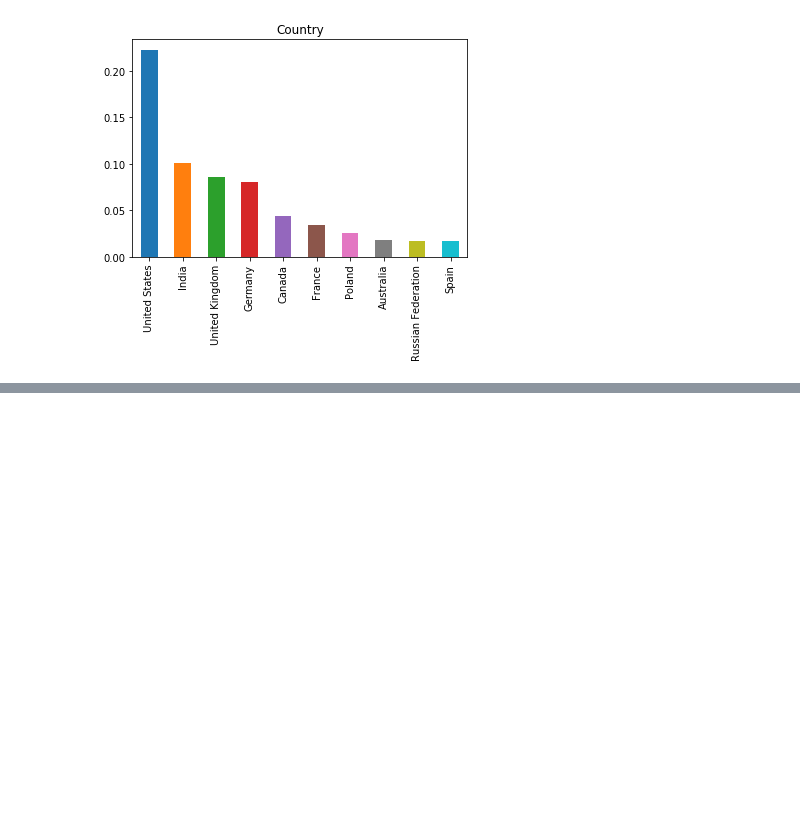
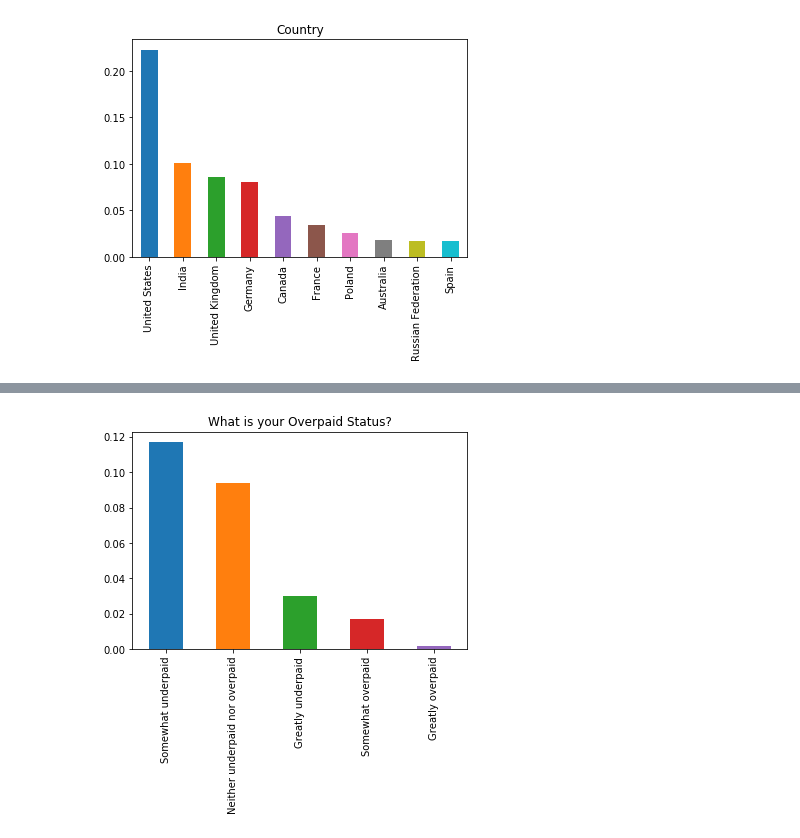
Before and after one commit to joshuayeung/Write-A-Data-Science-Blog-Post, a Jupyter notebook: Write a Data Science Blog Post.ipynb, the cells around one changed output, grey strips where cells are left out. Drawn from its saved outputs; the diff is of its cells as text; code cells hidden in the pictures; blank space fills up the shorter version.

```diff
--- a/Write a Data Science Blog Post.ipynb
+++ b/Write a Data Science Blog Post.ipynb
@@ -69,0 +94,7 @@ pd.DataFrame(df.query("Professional == 'Professional developer' and (Gender == '
+# %%
+#Provide a pandas series of the counts for each Overpaid status
+overpaid_status_vals = df.Overpaid.value_counts()
+(overpaid_status_vals/df.shape[0]).plot(kind="bar");
+plt.title("What is your Overpaid Status?");
+# %% [output]
+[figure, added]
```
Also changed, not shown: parts of 9 cells of this notebook.
